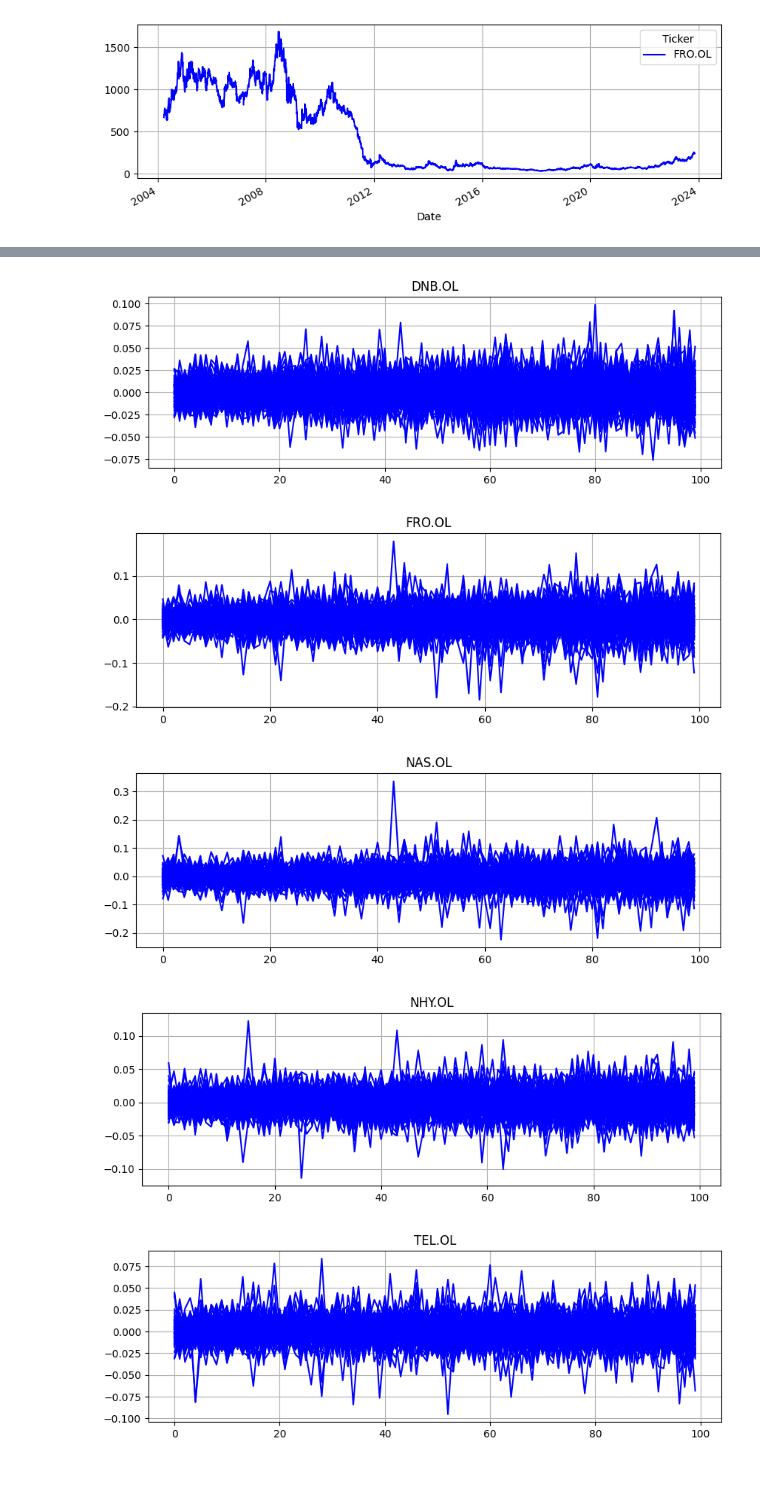
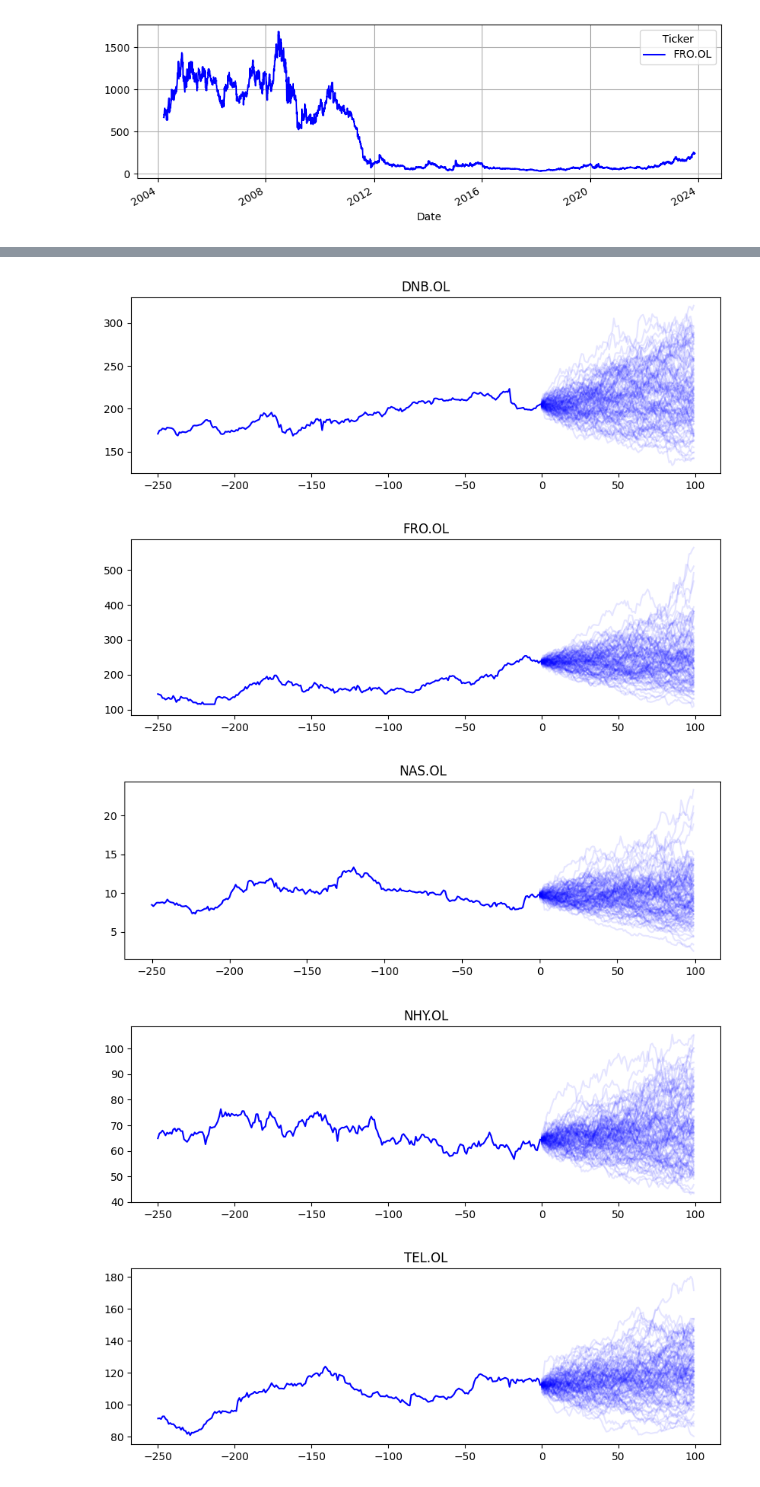
Before and after one commit to magnushelliesen/monte-carlo-simulator, a Jupyter notebook: monte-carlo-simulator.ipynb, the cells around one changed output, grey strips where cells are left out. Drawn from its saved outputs; the diff is of its cells as text; code cells hidden in the pictures.

Commit message:
Made neat changes and simulation plots

```diff
--- a/monte-carlo-simulator.ipynb
+++ b/monte-carlo-simulator.ipynb
@@ -168,15 +169,20 @@ n_simulations = 100
 # Store forecast in dict
 forecast = fit.forecast(n_periods, n_simulations)
 # %%
-# Look at some forecast
+# Make a new df with index that runs to -1 to allow for plot of simulation from 0
+df_range_index = df
+df_range_index.index = range(-df_range_index.shape[0], 0)
+
+# Look at some forecast around 0
 for col in df.columns:
     plt.figure()
     for i in range(n_simulations):
-        forecast.get(i)[col].plot(color = 'b', figsize=(10, 3), grid=True, title=col)
+        (df[col].iloc[-1]*np.exp(forecast.get(i)[col].cumsum())).plot(color = 'b', alpha=0.1, figsize=(10, 3), grid=True, title=col)
+    df_range_index.loc[-250:, col].plot(color = 'b')
     plt.show()
 # %% [output]
-[figure, old version]
+[figure, new version]
-[figure, old version]
+[figure, new version]
-[figure, old version]
+[figure, new version]
-[figure, old version]
+[figure, new version]
-[figure, old version]
+[figure, new version]
```
Also changed, not shown: parts of 10 cells of this notebook, 1 other file.
